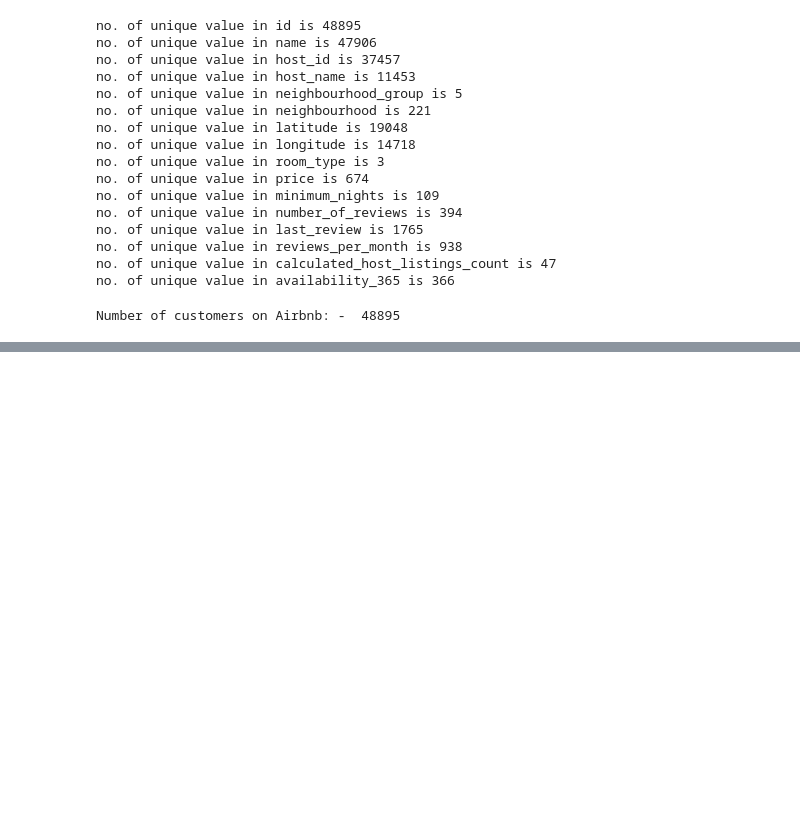
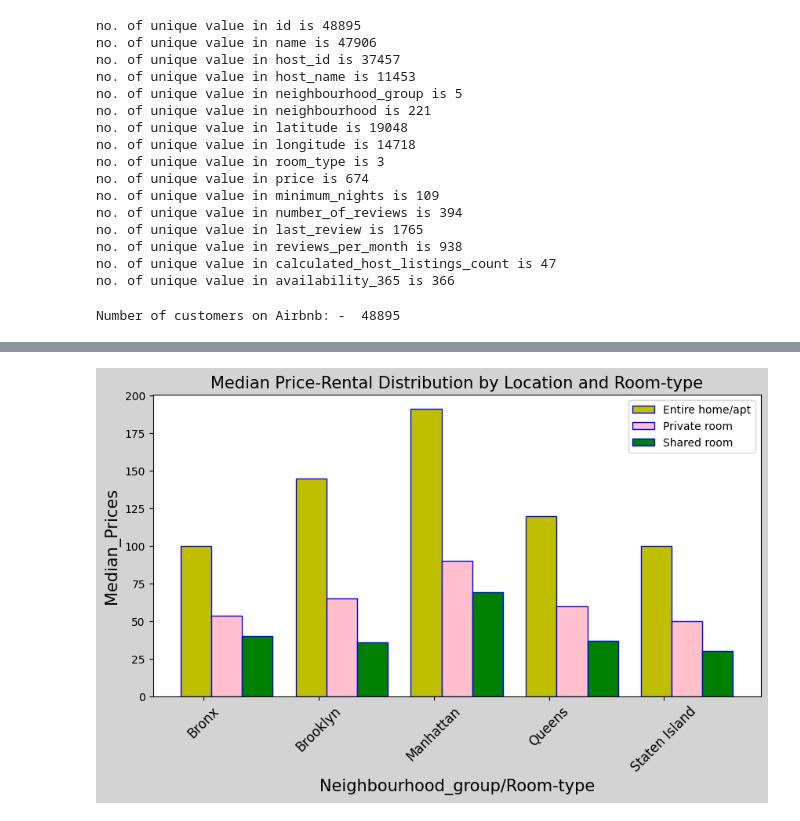
Before and after one commit to abhijeetanand9875/AirBnb_Bookings_Analysis-EDA-Abhijeet, a Jupyter notebook: Copy_of_Abhijeet_EDA_AirBnb_Bookings_Analysis_Notebook.ipynb, the cells around one changed output, grey strips where cells are left out. Drawn from its saved outputs; the diff is of its cells as text; code cells hidden in the pictures; blank space fills up the shorter version.

```diff
--- a/Copy_of_Abhijeet_EDA_AirBnb_Bookings_Analysis_Notebook.ipynb
+++ b/Copy_of_Abhijeet_EDA_AirBnb_Bookings_Analysis_Notebook.ipynb
@@ -24,7 +28,7 @@ import plotly.express as px
 #**Load DataSett**
 # %%
 #load and read the data set
-path = "/content/drive/MyDrive/Airbnb NYC 2019.csv"
+path ="/content/drive/MyDrive/Copy of Airbnb NYC 2019.csv"
 airbnb_data = pd.read_csv(path)
 # %%
 #print the dataset
@@ -240,13 +244,3 @@ customer_count = len(customers_df)
 print("Number of customers on Airbnb: - ", customer_count)
 # %% [output]
 Number of customers on Airbnb: -  48895
-# %%
-
-
-# Convert the date column to a datetime object
-airbnb_data['last_review'] = pd.to_datetime(airbnb_data['last_review'])
-
-# Set the date column as the index
-airbnb_data.set_index('last_review', inplace=True)
-
-# You might need to perform additional preprocessing based on your data
@@ -269,0 +250,31 @@ KeyError: ignored
+# %%
+
+#extracting a df from airdnd_df
+price_df = airbnb_data[['neighbourhood_group','room_type','price']]
+#grouping this data frame according to their neighbourhood_group and room_type and assigning median prices
+median_price_df =price_df.groupby(['neighbourhood_group','room_type']).median().reset_index()
+# %%
+#getting the unique locations
+locations = median_price_df.neighbourhood_group.unique()
+x_rooms1 = [0.8, 3.8, 6.8, 9.8, 12.8]
+x_rooms2 = [1.6, 4.6, 7.6, 10.6, 13.6]
+x_rooms3 = [2.4, 5.4, 8.4, 11.4, 14.4]
+y_values1 = median_price_df[median_price_df['room_type'] == 'Entire home/apt']['price'].values
+y_values2 = median_price_df[median_price_df['room_type'] == 'Private room']['price'].values
+y_values3 = median_price_df[median_price_df['room_type'] == 'Shared room']['price'].values
+fig,ax = plt.subplots(figsize=(10,5))
+fig.patch.set_facecolor('lightgray')
+plt.bar(x_rooms1, y_values1, color='y', edgecolor='b')
+plt.bar(x_rooms2, y_values2, color='pink', edgecolor='b')
+plt.bar(x_rooms3, y_values3, color='g', edgecolor='b')
+ax.set_xticks(range(1,16,3))
+ax.set_xticklabels(locations, fontsize='12')
+for tick in ax.get_xticklabels():
+  tick.set_rotation(45)
+plt.xlabel('Neighbourhood_group/Room-type',fontsize='15')
+plt.ylabel('Median_Prices', fontsize='15')
+plt.legend(labels=median_price_df.room_type.unique(), loc='best')
+plt.title('Median Price-Rental Distribution by Location and Room-type',fontsize='15')
+plt.show()
+# %% [output]
+[figure, added]
```
Also changed, not shown: parts of 25 cells of this notebook.
